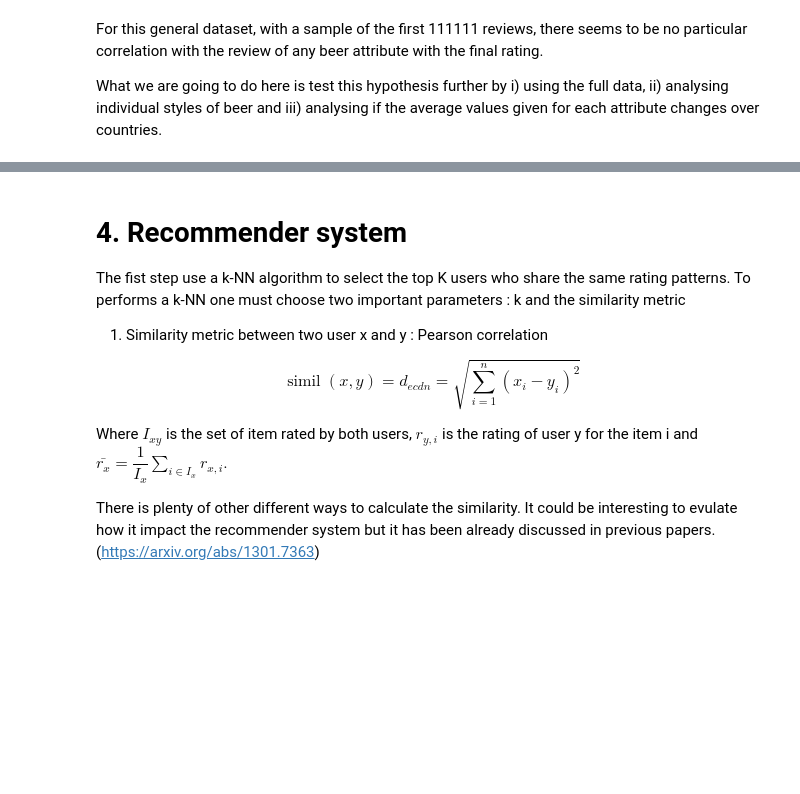
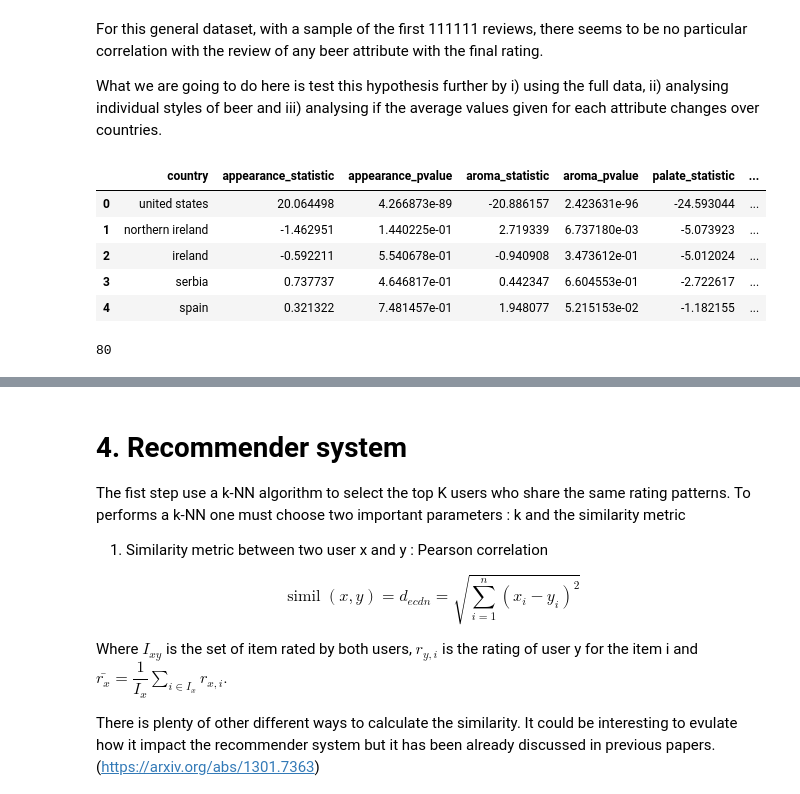
Before and after one commit to epfl-ada/ada-2022-project-brian, a Jupyter notebook: project.ipynb, the cells around one changed output, grey strips where cells are left out. Cells and saved outputs as stored; diff of their text form; code cells hidden in the pictures; blank space fills up the shorter version.

```diff
--- a/project.ipynb
+++ b/project.ipynb
@@ -1163,0 +1184,15 @@ What we are going to do here is test this hypothesis further by i) using the ful
+# %%
+t_test_country_df = t_test_attibute_country(reviews)
+t_test_country_df.head()
+# %% [output]
+|  | country | appearance_statistic | appearance_pvalue | aroma_statistic | aroma_pvalue | palate_statistic | ... |
+| 0 | united states | 20.064498 | 4.266873e-89 | -20.886157 | 2.423631e-96 | -24.593044 | ... |
+| 1 | northern ireland | -1.462951 | 1.440225e-01 | 2.719339 | 6.737180e-03 | -5.073923 | ... |
+| 2 | ireland | -0.592211 | 5.540678e-01 | -0.940908 | 3.473612e-01 | -5.012024 | ... |
+| 3 | serbia | 0.737737 | 4.646817e-01 | 0.442347 | 6.604553e-01 | -2.722617 | ... |
+| 4 | spain | 0.321322 | 7.481457e-01 | 1.948077 | 5.215153e-02 | -1.182155 | ... |
+# %%
+t_test_country_df.country.unique()
+print(len(t_test_country_df.country.unique()))
+# %% [output]
+80
```
Also changed, not shown: parts of 26 cells of this notebook.
